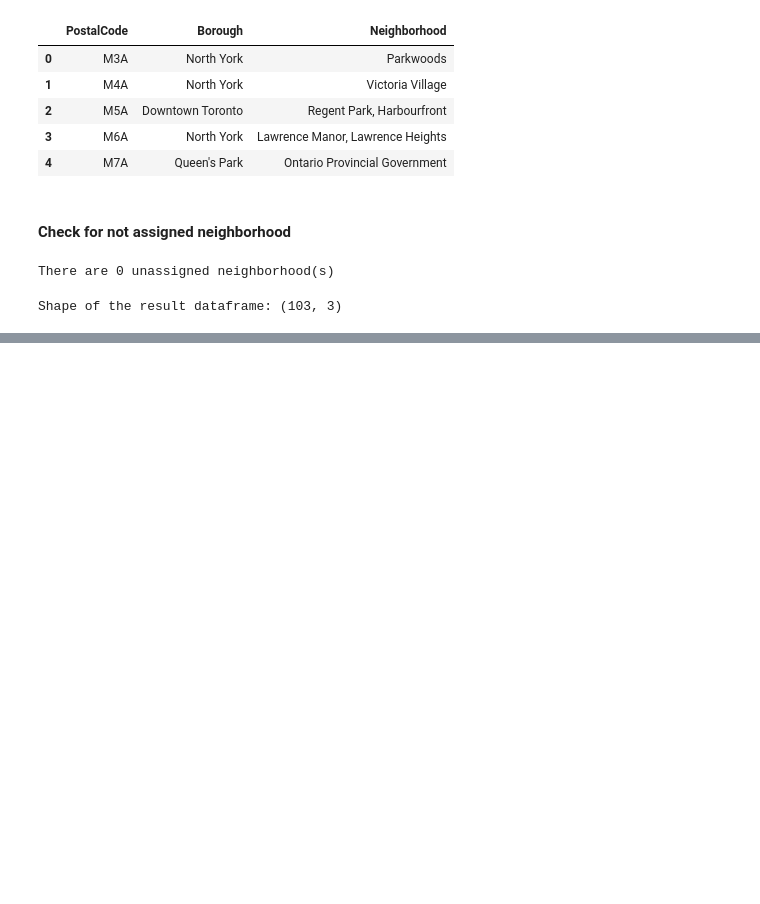
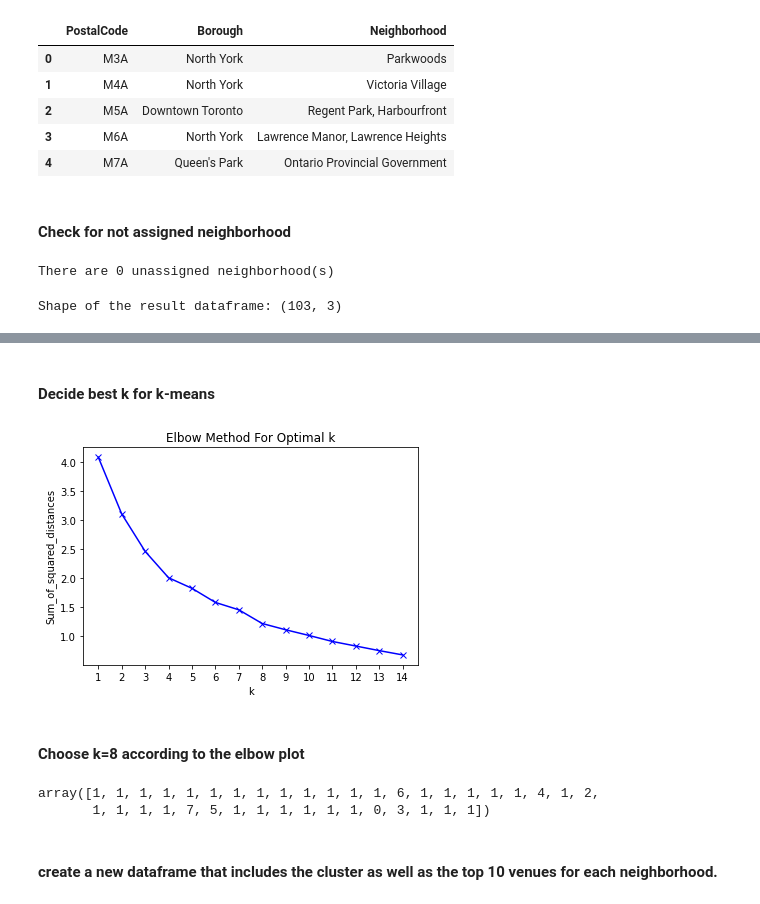
Before and after one commit to artisan1218/Cuisine-Analysis-in-Central-LA, a Jupyter notebook: Segmenting and Clustering Neighborhoods in Toronto.ipynb, the cells around one changed output, grey strips where cells are left out. Cells and saved outputs as stored; diff of their text form; code cells hidden in the pictures; blank space fills up the shorter version.

```diff
--- a/Segmenting and Clustering Neighborhoods in Toronto.ipynb
+++ b/Segmenting and Clustering Neighborhoods in Toronto.ipynb
@@ -57,0 +313,36 @@ Shape of the result dataframe: (103, 3)
+# %% [markdown]
+#### Decide best k for k-means
+# %%
+sum_of_squared_distances = []
+kclusters = range(1,15)
+
+for k in kclusters:
+    clutering_result = KMeans(n_clusters=k, random_state=0).fit(toronto_grouped_clustering)
+    sum_of_squared_distances.append(clutering_result.inertia_)
+
+plt.plot(kclusters, sum_of_squared_distances, 'bx-')
+plt.xlabel('k')
+plt.xticks(kclusters)
+plt.ylabel('Sum_of_squared_distances')
+plt.title('Elbow Method For Optimal k')
+plt.show()
+# %% [output]
+[figure, added]
+# %% [markdown]
+#### Choose k=8 according to the elbow plot
+# %%
+# set number of clusters
+kclusters = 8
+
+toronto_grouped_clustering = toronto_grouped.drop('Neighborhood Name', axis=1)
+
+# run k-means clustering
+clutering_result = KMeans(n_clusters=kclusters, random_state=0).fit(toronto_grouped_clustering)
+
+# check cluster labels generated for each row in the dataframe
+clutering_result.labels_
+# %% [output]
+array([1, 1, 1, 1, 1, 1, 1, 1, 1, 1, 1, 1, 1, 6, 1, 1, 1, 1, 1, 4, 1, 2,
+       1, 1, 1, 1, 7, 5, 1, 1, 1, 1, 1, 1, 0, 3, 1, 1, 1])
+# %% [markdown]
+#### create a new dataframe that includes the cluster as well as the top 10 venues for each neighborhood.
```
Also changed, not shown: parts of 26 cells of this notebook.
